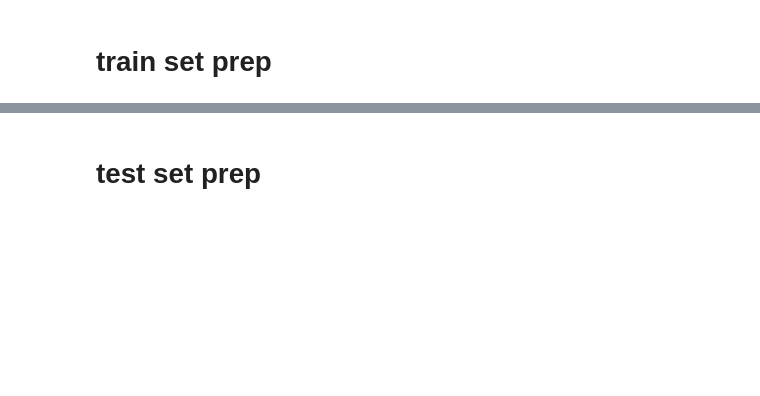
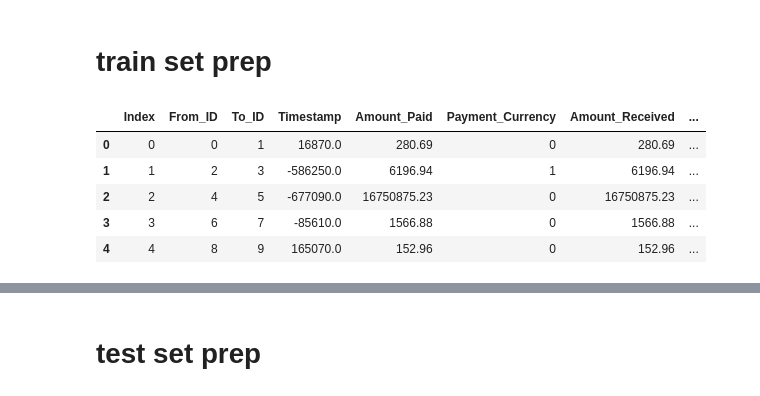
Before and after one commit to adinjayp/anti_money_laundering_project, a Jupyter notebook: AML_Preprocessing.ipynb, the cells around one changed output, grey strips where cells are left out. Saved outputs shown, nothing was run; the diff lists cells and outputs as text; code cells hidden in the pictures; blank space fills up the shorter version.

```diff
--- a/AML_Preprocessing.ipynb
+++ b/AML_Preprocessing.ipynb
@@ -148,12 +164,15 @@ def merge_trans_with_gf(transactions_ddf, graph_ddf):
 # %% [markdown]
 # read data and train test split
 # %%
+import datatable as dt
+from sklearn.model_selection import train_test_split
+
+
 input_file = "HI-Small_Trans.csv"
-raw_data = dt.fread(input_file, columns=dt.str32, fill=True)
+raw_data = dt.fread(input_file, columns=dt.str32)
 
 # Convert the raw_data DataTable to a pandas DataFrame
 raw_data_df = raw_data.to_pandas()
-print(raw_data_df.head())
 # Splitting the raw_data into train and test sets
 train_df, test_df = train_test_split(raw_data_df, test_size=0.2, random_state=42, stratify=raw_data_df['Is Laundering'])
 
@@ -163,9 +184,18 @@ test_dt = dt.Frame(test_df)
+# %%
+train_dt = train_dt.head()
+test_dt = test_dt.head()
 # %% [markdown]
 # train set prep
 # %%
-initial_preprocessed_ddf, first_timestamp, currency_dict, payment_format_dict, bank_account_dict, account_dict
-= initial_preprocessing(train_dt, first_timestamp = -1)
+initial_preprocessed_ddf, first_timestamp, currency_dict, payment_format_dict, bank_account_dict, account_dict = initial_preprocessing(train_dt, first_timestamp = -1)
 initial_preprocessed_ddf.head()
+# %% [output]
+|  | Index | From_ID | To_ID | Timestamp | Amount_Paid | Payment_Currency | Amount_Received | ... |
+| 0 | 0 | 0 | 1 | 16870.0 | 280.69 | 0 | 280.69 | ... |
+| 1 | 1 | 2 | 3 | -586250.0 | 6196.94 | 1 | 6196.94 | ... |
+| 2 | 2 | 4 | 5 | -677090.0 | 16750875.23 | 0 | 16750875.23 | ... |
+| 3 | 3 | 6 | 7 | -85610.0 | 1566.88 | 0 | 1566.88 | ... |
+| 4 | 4 | 8 | 9 | 165070.0 | 152.96 | 0 | 152.96 | ... |
 # %%
 G, train_graph_ddf = create_graph(initial_preprocessed_ddf)
 train_graph_ddf.head()
```
Also changed, not shown: parts of 29 cells of this notebook.
